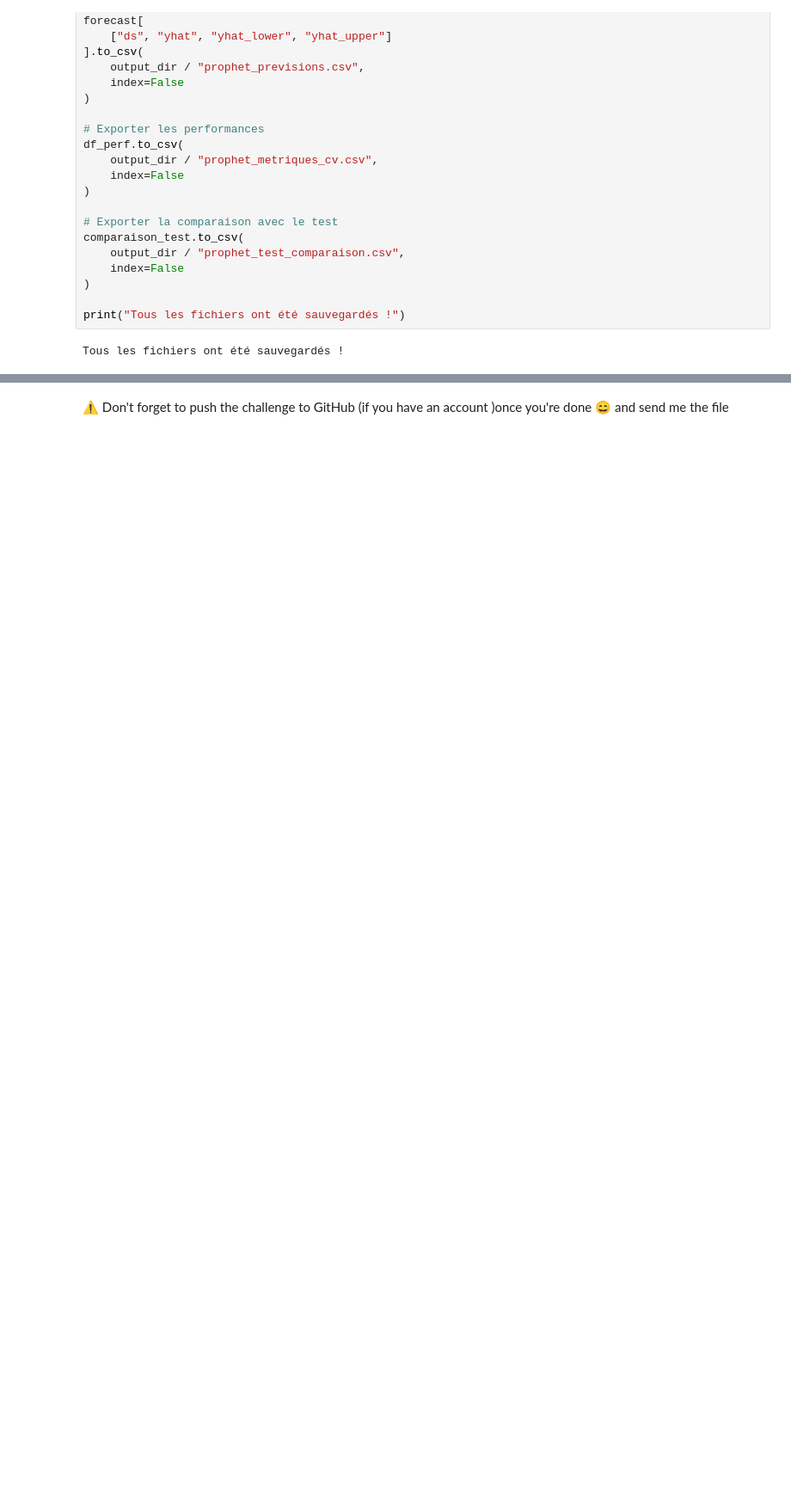
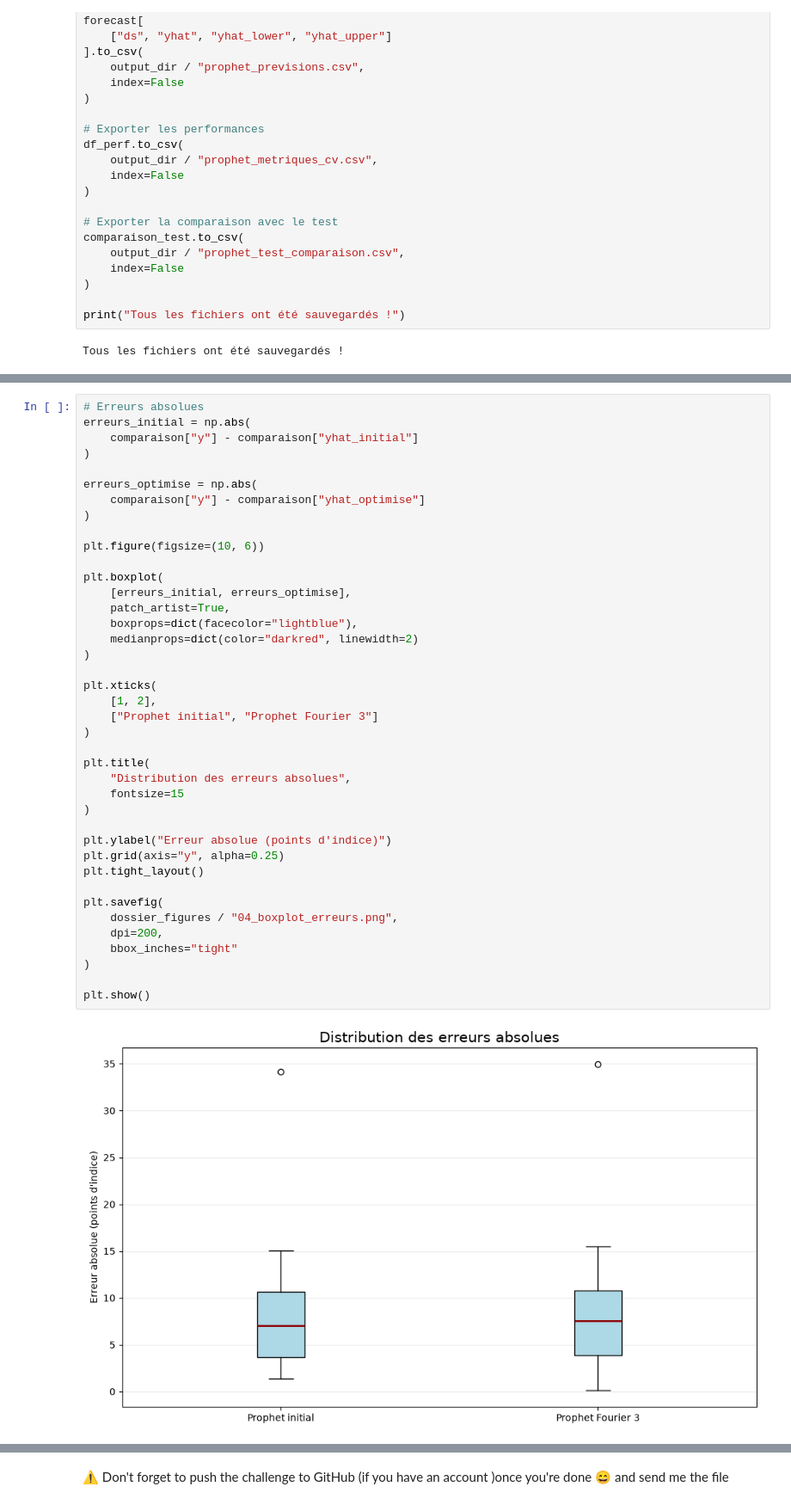
Before and after one commit to jacquescallewaert10210-ux/TP-Facebook-Prophet-Google-Trends, a Jupyter notebook: facebook_prophet.ipynb, the cells around one changed output, grey strips where cells are left out. Shown at 86% size. Cells and saved outputs as stored; diff of their text form; blank space fills up the shorter version.

```diff
--- a/facebook_prophet.ipynb
+++ b/facebook_prophet.ipynb
@@ -759,0 +1076,42 @@ Tous les fichiers ont été sauvegardés !
+# %%
+# Erreurs absolues
+erreurs_initial = np.abs(
+    comparaison["y"] - comparaison["yhat_initial"]
+)
+
+erreurs_optimise = np.abs(
+    comparaison["y"] - comparaison["yhat_optimise"]
+)
+
+plt.figure(figsize=(10, 6))
+
+plt.boxplot(
+    [erreurs_initial, erreurs_optimise],
+    patch_artist=True,
+    boxprops=dict(facecolor="lightblue"),
+    medianprops=dict(color="darkred", linewidth=2)
+)
+
+plt.xticks(
+    [1, 2],
+    ["Prophet initial", "Prophet Fourier 3"]
+)
+
+plt.title(
+    "Distribution des erreurs absolues",
+    fontsize=15
+)
+
+plt.ylabel("Erreur absolue (points d'indice)")
+plt.grid(axis="y", alpha=0.25)
+plt.tight_layout()
+
+plt.savefig(
+    dossier_figures / "04_boxplot_erreurs.png",
+    dpi=200,
+    bbox_inches="tight"
+)
+
+plt.show()
+# %% [output]
+[figure, added]
```
Also changed, not shown: parts of 29 cells of this notebook.
